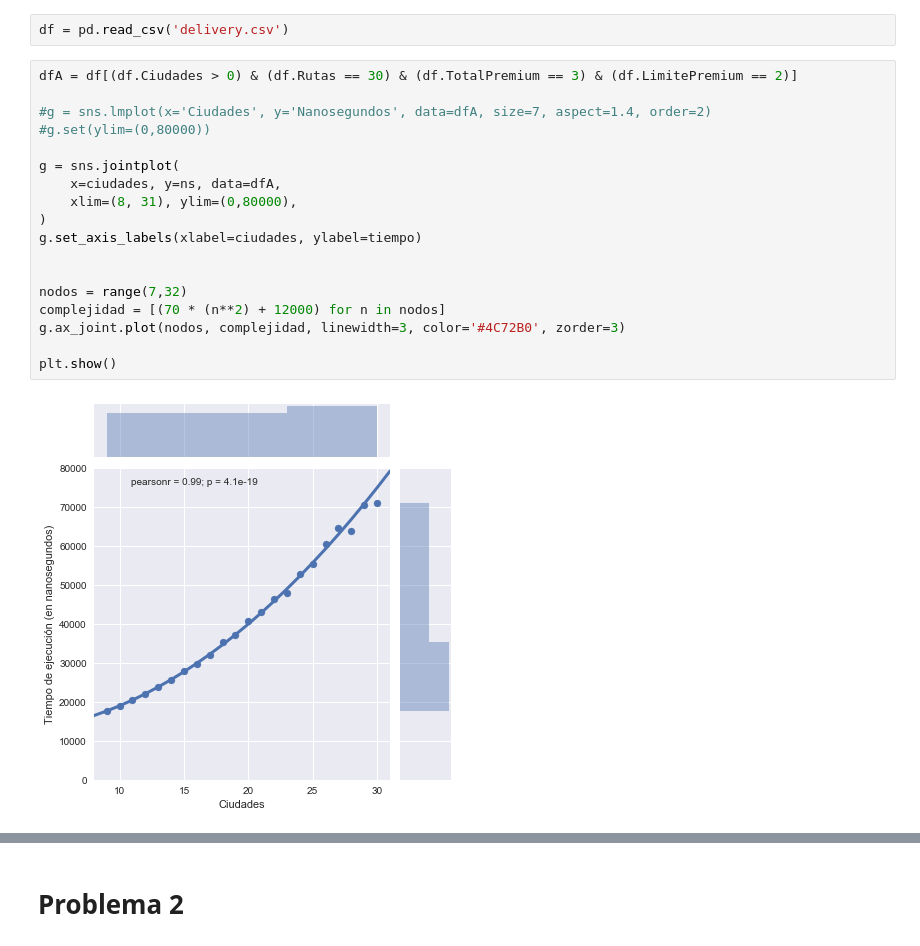
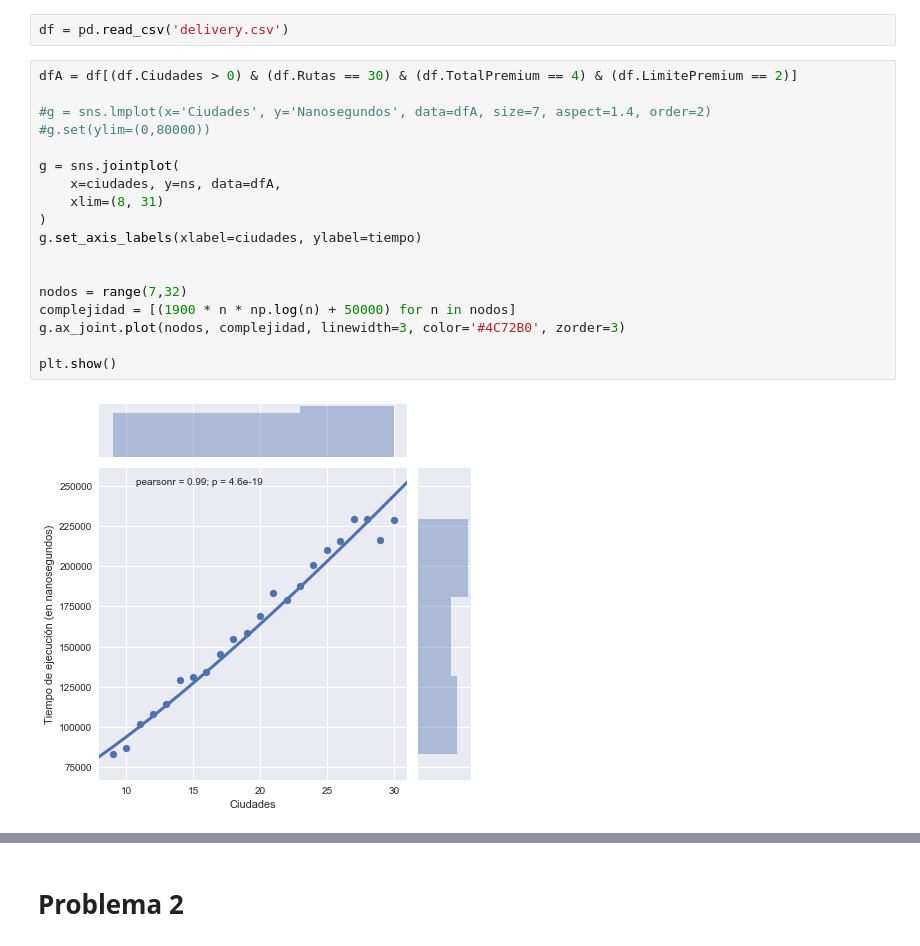
Before and after one commit to ZebaSz/algo3-tp2, a Jupyter notebook: informe/data/Algo3-TP2.ipynb, the cells around one changed output, grey strips where cells are left out. Saved outputs shown, nothing was run; the diff lists cells and outputs as text.

```diff
--- a/informe/data/Algo3-TP2.ipynb
+++ b/informe/data/Algo3-TP2.ipynb
@@ -16,23 +16,23 @@ ns = 'Nanosegundos'
 # %%
 df = pd.read_csv('delivery.csv')
 # %%
-dfA = df[(df.Ciudades > 0) & (df.Rutas == 30) & (df.TotalPremium == 3) & (df.LimitePremium == 2)]
+dfA = df[(df.Ciudades > 0) & (df.Rutas == 30) & (df.TotalPremium == 4) & (df.LimitePremium == 2)]
 
 #g = sns.lmplot(x='Ciudades', y='Nanosegundos', data=dfA, size=7, aspect=1.4, order=2)
 #g.set(ylim=(0,80000))
 
 g = sns.jointplot(
     x=ciudades, y=ns, data=dfA,
-    xlim=(8, 31), ylim=(0,80000),
+    xlim=(8, 31)
 )
 g.set_axis_labels(xlabel=ciudades, ylabel=tiempo)
 
 
 nodos = range(7,32)
-complejidad = [(70 * (n**2) + 12000) for n in nodos]
+complejidad = [(1900 * n * np.log(n) + 50000) for n in nodos]
 g.ax_joint.plot(nodos, complejidad, linewidth=3, color='#4C72B0', zorder=3)
 
 plt.show()
 # %% [output]
-[figure, old version]
+[figure, new version]
 # %%
```
Also changed, not shown: parts of 4 cells of this notebook, 10 other files.
